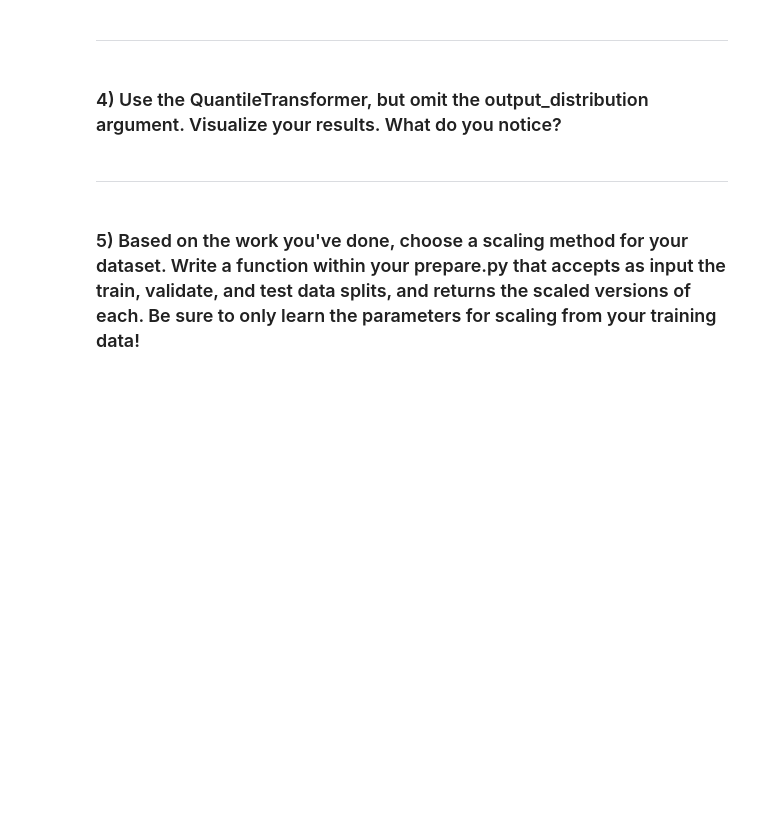
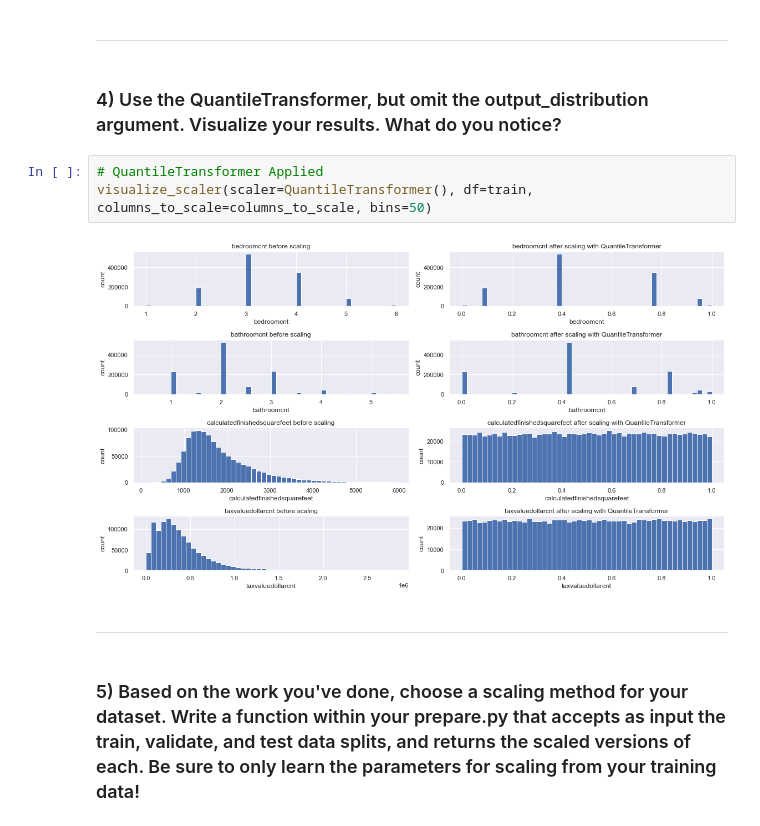
Before and after one commit to EribertoContreras/regression-exercises, a Jupyter notebook: scaling.ipynb, the cells around one changed output. Cells and saved outputs as stored; diff of their text form; blank space fills up the shorter version.

```diff
--- a/scaling.ipynb
+++ b/scaling.ipynb
@@ -265,6 +278,11 @@ NameError: name 'scale' is not defined
 ***
 # %% [markdown]
 ### 4) Use the QuantileTransformer, but omit the output_distribution argument. Visualize your results. What do you notice?
+# %%
+# QuantileTransformer Applied
+visualize_scaler(scaler=QuantileTransformer(), df=train, columns_to_scale=columns_to_scale, bins=50)
+# %% [output]
+[figure, added]
 # %% [markdown]
 ***
 # %% [markdown]
```
Also changed, not shown: parts of 16 cells of this notebook, 3 other files.
